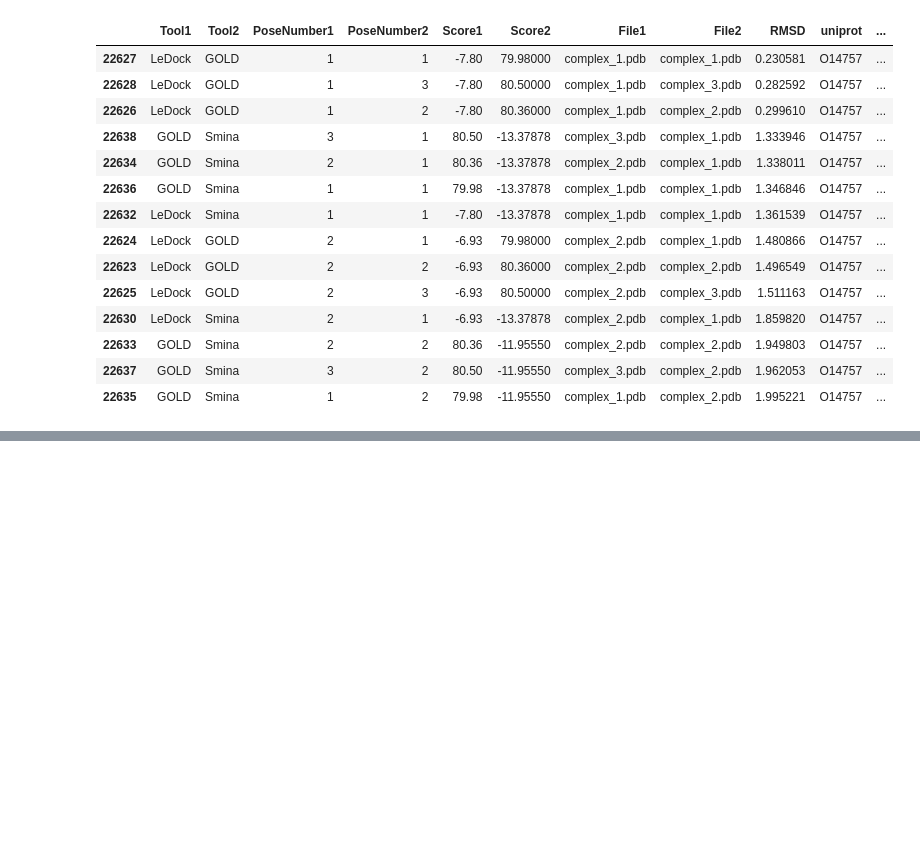
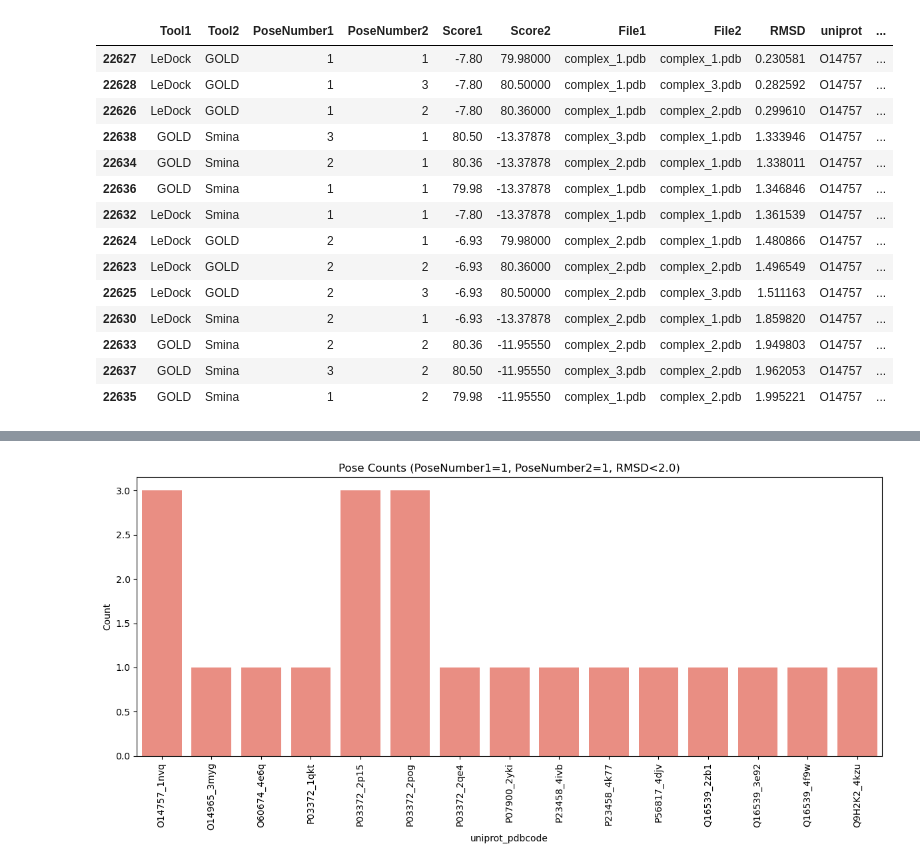
Before and after one commit to costbio/analyze_consensusdock, a Jupyter notebook: analysis_2025_06_10.ipynb, the cells around one changed output, grey strips where cells are left out. Saved outputs shown, nothing was run; the diff lists cells and outputs as text; code cells hidden in the pictures; blank space fills up the shorter version.

```diff
--- a/analysis_2025_06_10.ipynb
+++ b/analysis_2025_06_10.ipynb
@@ -202,0 +217,11 @@ final_df.query('uniprot_pdbcode == "O14757_1nvq" & RMSD < 2.0').sort_values('RMS
+# %%
+plt.figure(figsize=(12, 6))
+sns.barplot(data=pose_counts, x='uniprot_pdbcode', y='count', color='salmon')
+plt.xticks(rotation=90)
+plt.title('Pose Counts (PoseNumber1=1, PoseNumber2=1, RMSD<2.0)')
+plt.xlabel('uniprot_pdbcode')
+plt.ylabel('Count')
+plt.tight_layout()
+plt.show()
+# %% [output]
+[figure, added]
```
Also changed, not shown: parts of 12 cells of this notebook.
